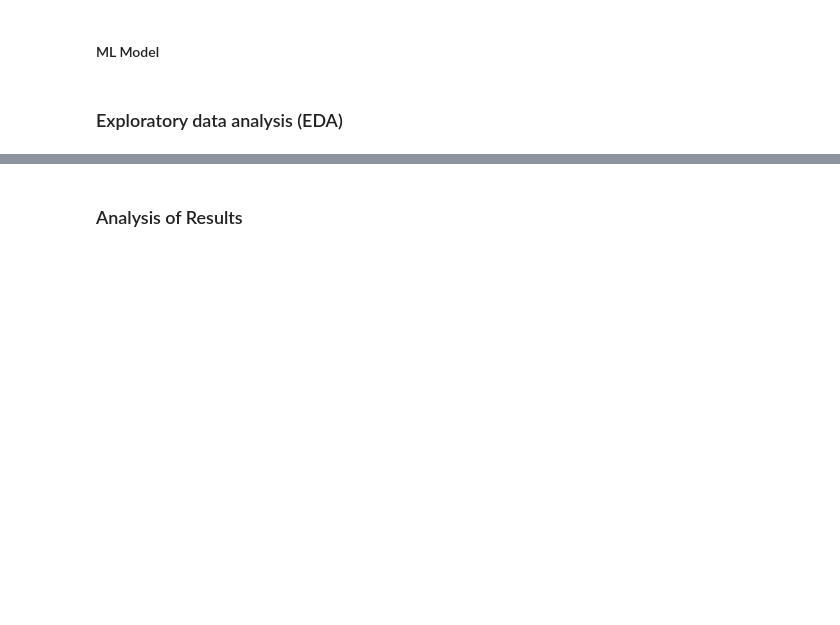
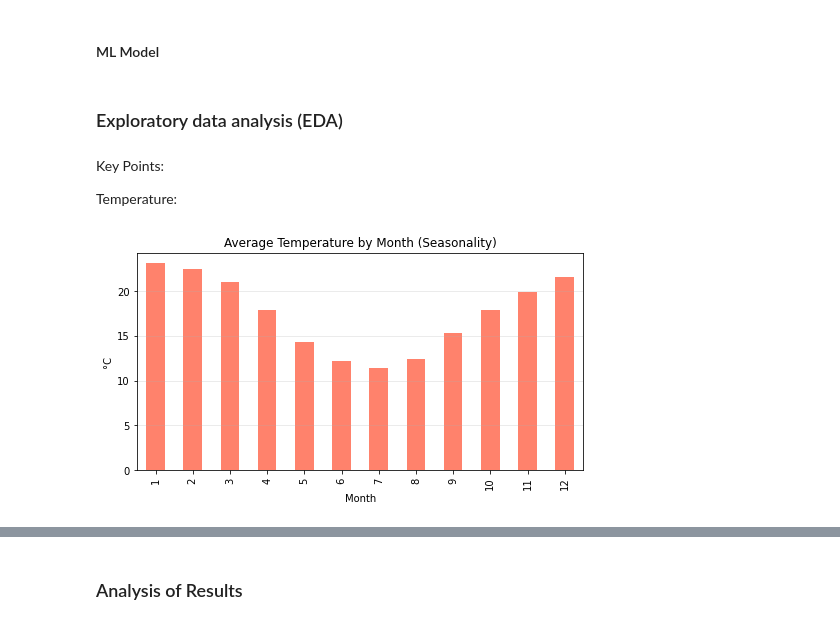
Before and after one commit to frozen-reprise/2025H5_GroupE, a Jupyter notebook: report/unsw-ZZSC9020-report-2025H5_groupE.ipynb, the cells around one changed output, grey strips where cells are left out. Saved outputs shown, nothing was run; the diff lists cells and outputs as text; code cells hidden in the pictures; blank space fills up the shorter version.

```diff
--- a/report/unsw-ZZSC9020-report-2025H5_groupE.ipynb
+++ b/report/unsw-ZZSC9020-report-2025H5_groupE.ipynb
@@ -102,3 +108,29 @@ Other data?? <br>
 #### ML Model
 # %% [markdown]
 ### Exploratory data analysis (EDA)
+# %%
+import os
+from pathlib import Path
+import numpy as np
+import pandas as pd
+import matplotlib.pyplot as plt
+
+# ==== EDIT THESE PATHS FOR YOUR MAC ====
+try:
+    repo_root = Path(__file__).resolve().parent.parent
+except NameError:
+    repo_root = Path.cwd()
+repo_root = repo_root.parent
+
+DOCS = repo_root / "data" / "clean_datasets"
+
+CLEAN_DEMAND_CSV   = DOCS / "demand_30min_clean.csv"
+CLEAN_TEMP_CSV     = DOCS / "temperature_30min_clean.csv"
+CLEAN_FORECAST_CSV = DOCS / "master_dataset.csv"   # set to a real file or leave as non-existent
+# %% [markdown]
+Key Points:
+
+Temperature:
+# %%
+## EDA
+temp_clean = pd.read_csv(CLEAN_TEMP_CSV)
@@ -105,11 +144,12 @@ Other data?? <br>
 # %%
-## EDA
+# Monthly average temperature
+monthly_avg = temp_clean.groupby("month")["temp_c"].mean()
 
-## Notes:
-## Supplied temperature data covers  2010-01-01 → 2021-03-18
-
-## Supplied actual demand data covers 2010-01-01 → 2021-03-18
-
-## Supplied forecast demand covers    2010-01-01 → 2019-11-03
-
-## Supplied forecast demand is biased in longer time frames
+plt.figure(figsize=(8,4))
+monthly_avg.plot(kind="bar", color="tomato", alpha=0.8)
+plt.title("Average Temperature by Month (Seasonality)")
+plt.xlabel("Month"); plt.ylabel("°C")
+plt.grid(axis="y", alpha=0.3)
+plt.show()
+# %% [output]
+[figure, added]
```
Also changed, not shown: parts of 5 cells of this notebook.
